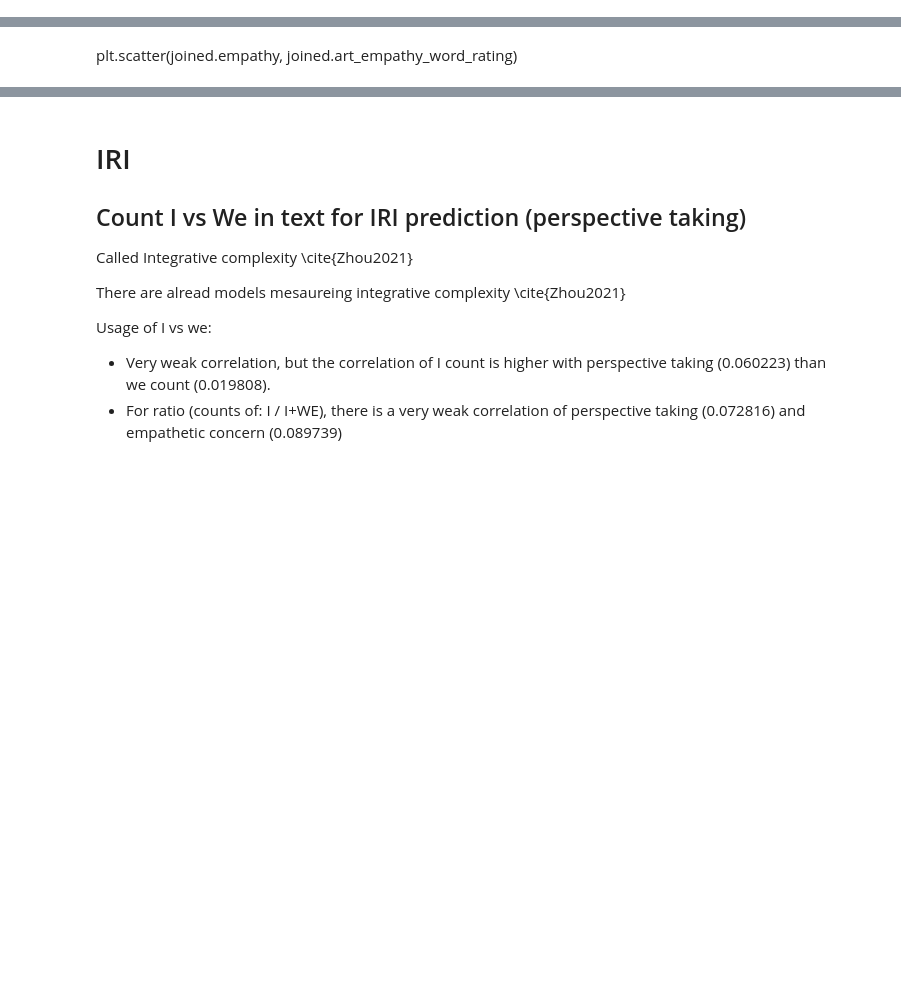
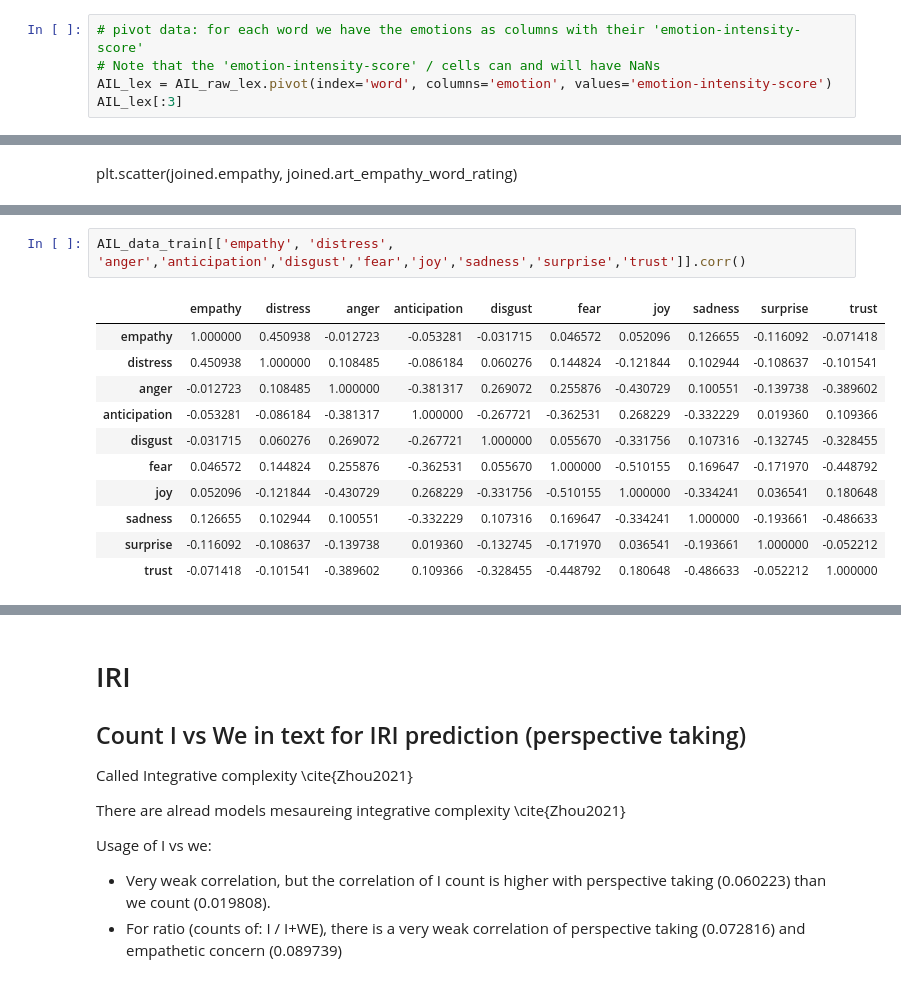
Before and after one commit to myrazma/2022_Masterthesis_Code, a Jupyter notebook: analysis/feature_development.ipynb, the cells around one changed output, grey strips where cells are left out. Saved outputs shown, nothing was run; the diff lists cells and outputs as text; blank space fills up the shorter version.

```diff
--- a/analysis/feature_development.ipynb
+++ b/analysis/feature_development.ipynb
@@ -69,0 +82,5 @@ Downloaded here: http://saifmohammad.com/WebPages/AffectIntensity.htm
+# %%
+# pivot data: for each word we have the emotions as columns with their 'emotion-intensity-score'
+# Note that the 'emotion-intensity-score' / cells can and will have NaNs
+AIL_lex = AIL_raw_lex.pivot(index='word', columns='emotion', values='emotion-intensity-score')
+AIL_lex[:3]
@@ -277,0 +357,14 @@ joined[['empathy', 'distress', 'empathy_word_rating_dist', 'distress_word_rating
+# %%
+AIL_data_train[['empathy', 'distress', 'anger','anticipation','disgust','fear','joy','sadness','surprise','trust']].corr()
+# %% [output]
+|  | empathy | distress | anger | anticipation | disgust | fear | joy | sadness | surprise | trust |
+| empathy | 1.000000 | 0.450938 | -0.012723 | -0.053281 | -0.031715 | 0.046572 | 0.052096 | 0.126655 | -0.116092 | -0.071418 |
+| distress | 0.450938 | 1.000000 | 0.108485 | -0.086184 | 0.060276 | 0.144824 | -0.121844 | 0.102944 | -0.108637 | -0.101541 |
+| anger | -0.012723 | 0.108485 | 1.000000 | -0.381317 | 0.269072 | 0.255876 | -0.430729 | 0.100551 | -0.139738 | -0.389602 |
+| anticipation | -0.053281 | -0.086184 | -0.381317 | 1.000000 | -0.267721 | -0.362531 | 0.268229 | -0.332229 | 0.019360 | 0.109366 |
+| disgust | -0.031715 | 0.060276 | 0.269072 | -0.267721 | 1.000000 | 0.055670 | -0.331756 | 0.107316 | -0.132745 | -0.328455 |
+| fear | 0.046572 | 0.144824 | 0.255876 | -0.362531 | 0.055670 | 1.000000 | -0.510155 | 0.169647 | -0.171970 | -0.448792 |
+| joy | 0.052096 | -0.121844 | -0.430729 | 0.268229 | -0.331756 | -0.510155 | 1.000000 | -0.334241 | 0.036541 | 0.180648 |
+| sadness | 0.126655 | 0.102944 | 0.100551 | -0.332229 | 0.107316 | 0.169647 | -0.334241 | 1.000000 | -0.193661 | -0.486633 |
+| surprise | -0.116092 | -0.108637 | -0.139738 | 0.019360 | -0.132745 | -0.171970 | 0.036541 | -0.193661 | 1.000000 | -0.052212 |
+| trust | -0.071418 | -0.101541 | -0.389602 | 0.109366 | -0.328455 | -0.448792 | 0.180648 | -0.486633 | -0.052212 | 1.000000 |
```
Also changed, not shown: parts of 39 cells of this notebook, 7 other files.
